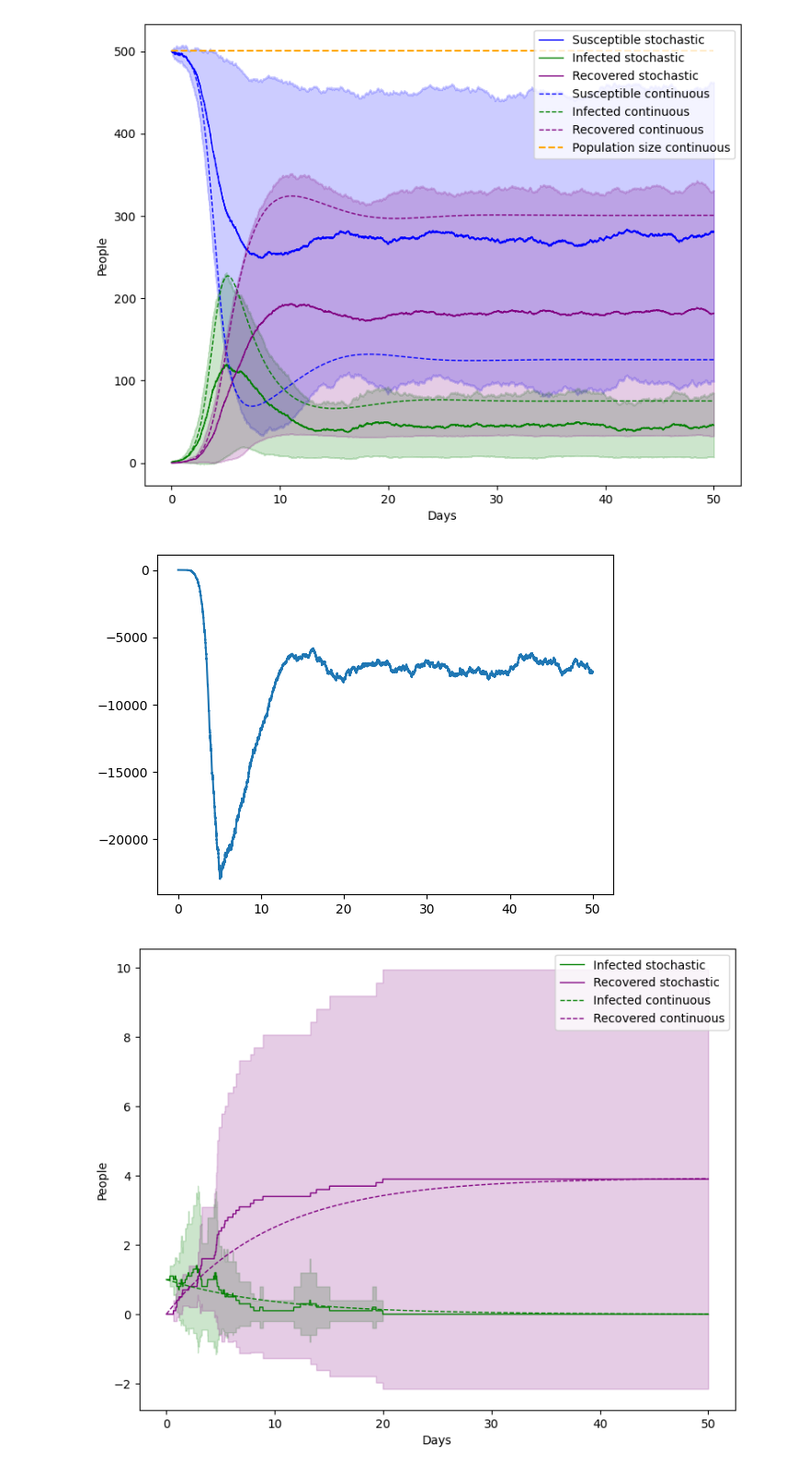
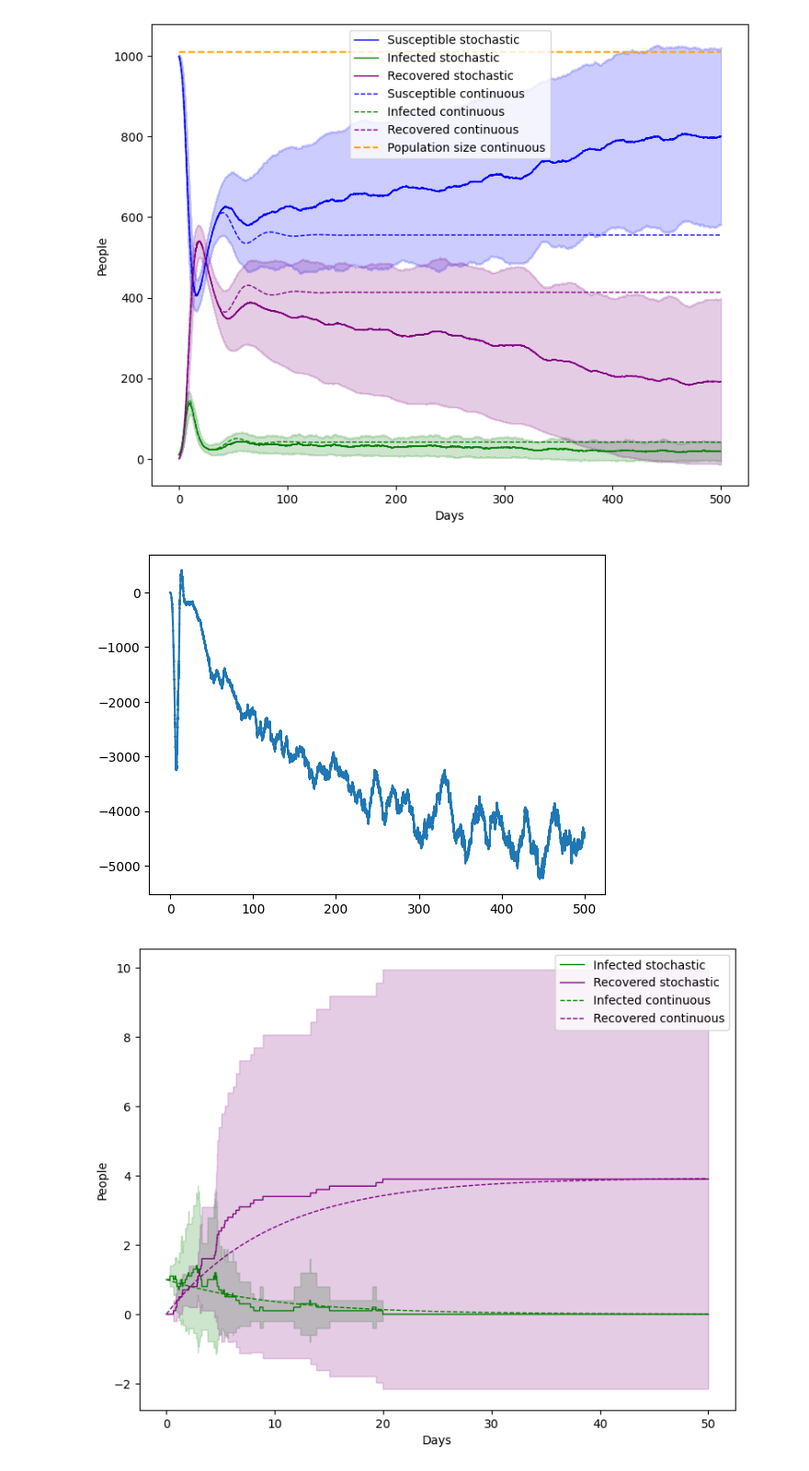
Before and after one commit to JTimmr/CS_Assignment_2, a Jupyter notebook: main.ipynb, the cells around one changed output. Shown at 92% size. Cells and saved outputs as stored; diff of their text form; code cells hidden in the pictures.

```diff
--- a/main.ipynb
+++ b/main.ipynb
@@ -377,45 +384,46 @@ class Analyze:
         return covariance
 # %%
 # Initial values SIR model
-initial_SIR = [500, 1, 0]
-beta = 2
-gamma = 0.4
-tmax = 50
-N_runs = 10
-mu = 0.1
+initial_SIR = [1000, 10, 0]
+beta = 1
+gamma = 0.5
+mu = 0.05
+tmax = 500
+N_runs = 100
 
 analysis = Analyze(N_runs, tmax, initial_SIR, beta, gamma, mu=mu)
 analysis.convert_regular_timesteps()
 average = analysis.get_average()
 std = analysis.get_std()
 covariance = analysis.get_covariance()
 t = analysis.t
 
 infection = StochasticSIR(initial_SIR, beta, gamma, tmax, mu=mu)
 infection.SIR = average
 infection.t = t
 
 fig, ax = plt.subplots(1, figsize=(9, 7))
 infection.plot(ax, std=std, N=False, label=True)
 
 dt = 0.1
 
 # Run continuous SIR simulation
 continuous_infection = ContinuousSIR(initial_SIR, tmax, dt, beta, gamma, mu=mu)
 continuous_infection.run()
 continuous_infection.plot(ax)
 
 # Compare outcomes of different approaches
 plt.legend()
 plt.xlabel('Days')
 plt.ylabel('People')
+plt.savefig("StochasticAvgVsDeterministic")
 plt.show()
 
 plt.plot(t, covariance)
 plt.show()
 # %% [output]
-[figure, old version]
+[figure, new version]
-[figure, old version]
+[figure, new version]
 # %%
 # Initial values SIR model
 initial_SIR = [500, 1, 0]
```
Also changed, not shown: parts of 8 cells of this notebook.
